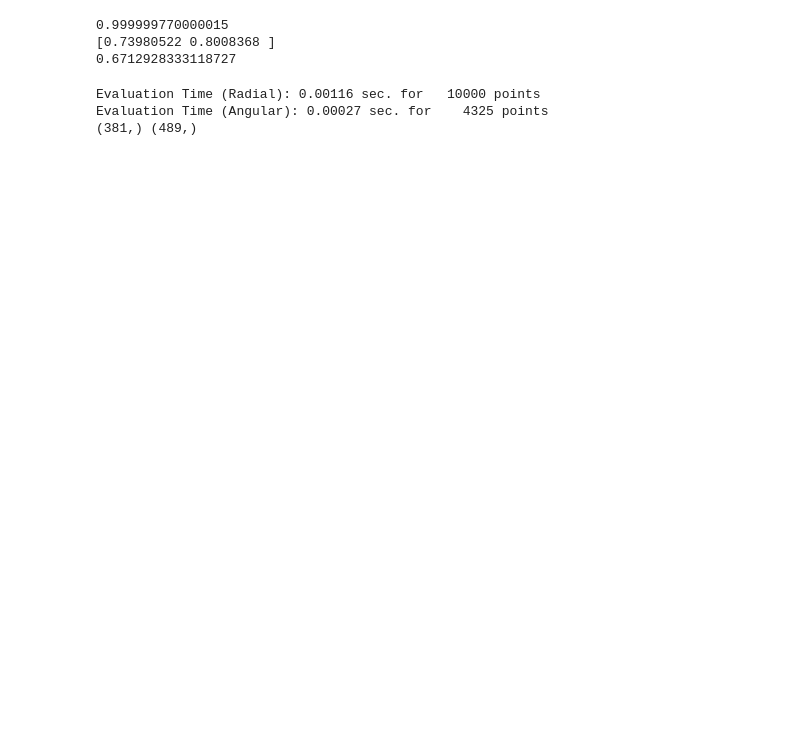
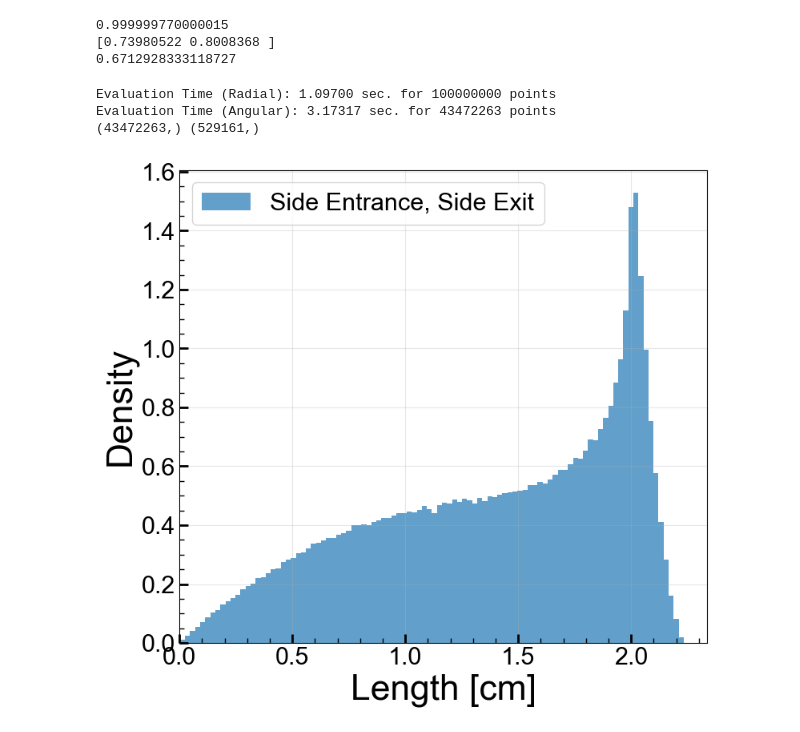
Before and after one commit to villano-lab/NaI_Array_Firmware, a Jupyter notebook: test_firmwares/TrigTest7/data_analysis/Analysis_Notebook/muon_generate.ipynb, the cells around one changed output. Saved outputs shown, nothing was run; the diff lists cells and outputs as text; code cells hidden in the pictures; blank space fills up the shorter version.

```diff
--- a/test_firmwares/TrigTest7/data_analysis/Analysis_Notebook/muon_generate.ipynb
+++ b/test_firmwares/TrigTest7/data_analysis/Analysis_Notebook/muon_generate.ipynb
@@ -61,7 +61,7 @@ print(cos_int(0.8409))
 #the monte carlo way
 start = time.time()
 L = 5
-N = int(1e4)
+N = int(1e8)
 X = np.random.uniform(-L,L,N)
 Y = np.random.uniform(-L,L,N)
 R0 = np.sqrt(X**2,Y**2)
@@ -97,24 +97,67 @@ print('Evaluation Time (Angular): {:1.5f} sec. for {:7d} points'.format(end-star
 cInside = (R0<=R)
 cInWall = cInside&(costhet<(R/np.sqrt(R**2+h**2)))
 cInTop = cInside&(costhet>=(R/np.sqrt(R**2+h**2)))
-print(np.shape(R0[cInWall]),np.shape(R0[cInTop]))
+#print(np.shape(R0[cInWall]),np.shape(R0[cInTop]))
 
 lall = []
 
 
-#r=R
+r=R0
 #print(R/r)
-#phi = np.random.uniform(-np.arcsin(R/r),np.arcsin(R/r),N)
-#t = 2*np.sqrt(R**2 - r**2*np.sin(phi)**2)
-#d = r*np.cos(phi) - np.sqrt(R**2 - r**2*np.sin(phi)**2)
-#inv_costhet = np.random.uniform(0,1,N)
-#costhet = inv_cos_int(inv_costhet)
-#lcomp = t/np.sqrt(1-costhet**2)
-#maxcos = h/np.sqrt((d+t)**2+h**2)
-#cCos = (costhet>0)&(costhet<=maxcos)
+#print(np.max(R/r),np.min(R/r))
+r = r[~cInside]
+phi = phi[~cInside]
+costhet = costhet[~cInside]
+
+cPhi = (-np.arcsin(R/r)<phi)&(phi<np.arcsin(R/r))
+
+r = r[cPhi]
+phi = phi[cPhi]
+costhet = costhet[cPhi]
+
+t = 2*np.sqrt(R**2 - r**2*np.sin(phi)**2)
+d = r*np.cos(phi) - np.sqrt(R**2 - r**2*np.sin(phi)**2)
+
+maxcos = h/np.sqrt((d+t)**2+h**2)
+cCos = (costhet>0)&(costhet<=maxcos)
+
+r = r[cCos]
+phi = phi[cCos]
+costhet = costhet[cCos]
+t = t[cCos]
+d = d[cCos]
+
+lcomp = t/np.sqrt(1-costhet**2)
+
+lall = lcomp
 
 #print(R0)
+print(np.shape(R0),np.shape(lcomp))
 # %% [output]
-Evaluation Time (Radial): 0.00116 sec. for   10000 points
-Evaluation Time (Angular): 0.00027 sec. for    4325 points
-(381,) (489,)
+Evaluation Time (Radial): 1.09700 sec. for 100000000 points
+Evaluation Time (Angular): 3.17317 sec. for 43472263 points
+(43472263,) (529161,)
+# %%
+# Create figure with two subplots
+fig, (ax1) = plt.subplots(1, 1, figsize=(8, 7))
+
+
+xmax = np.sqrt((2*R)**2+h**2)+0.1
+xplot = np.linspace(0,xmax, 10000)
+
+ax1.hist(lall, bins=100, density=True, alpha=0.7, label='Side Entrance, Side Exit',align='mid')
+
+
+ax1.set_xlim(0.0, xmax)
+ax1.set_ylabel('Density')
+ax1.set_xlabel('Length [cm]')
+#ax1.set_title('Histogram of Chi-Square per DOF')
+ax1.legend()
+ax1.grid(True, alpha=0.3)
+
+
+# Adjust layout and save
+plt.tight_layout()
+plt.show()
+# %% [output]
+[figure, added]
```
